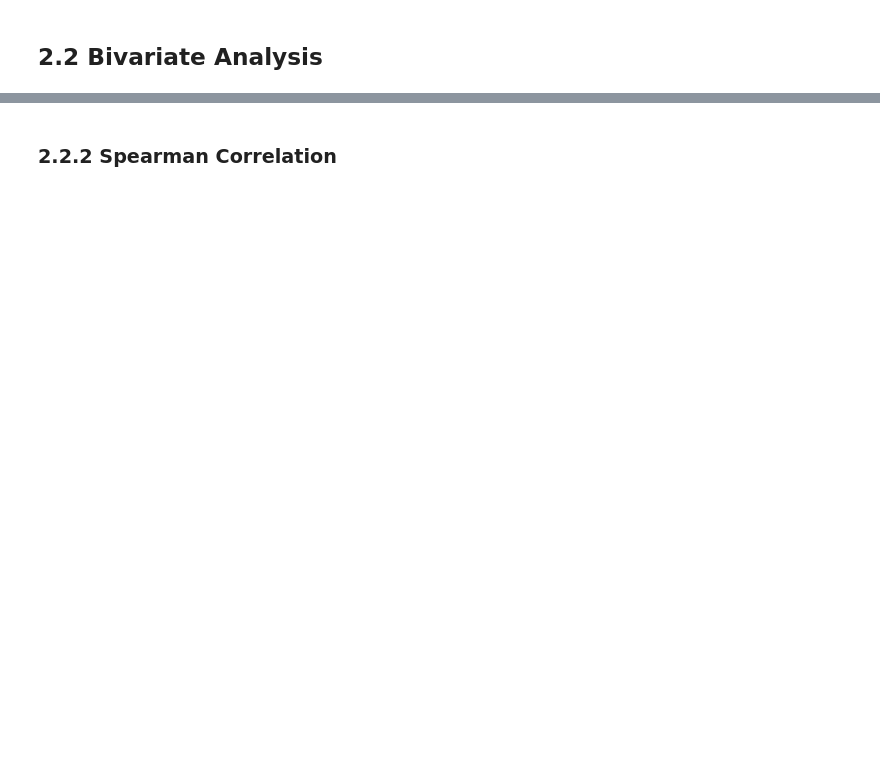
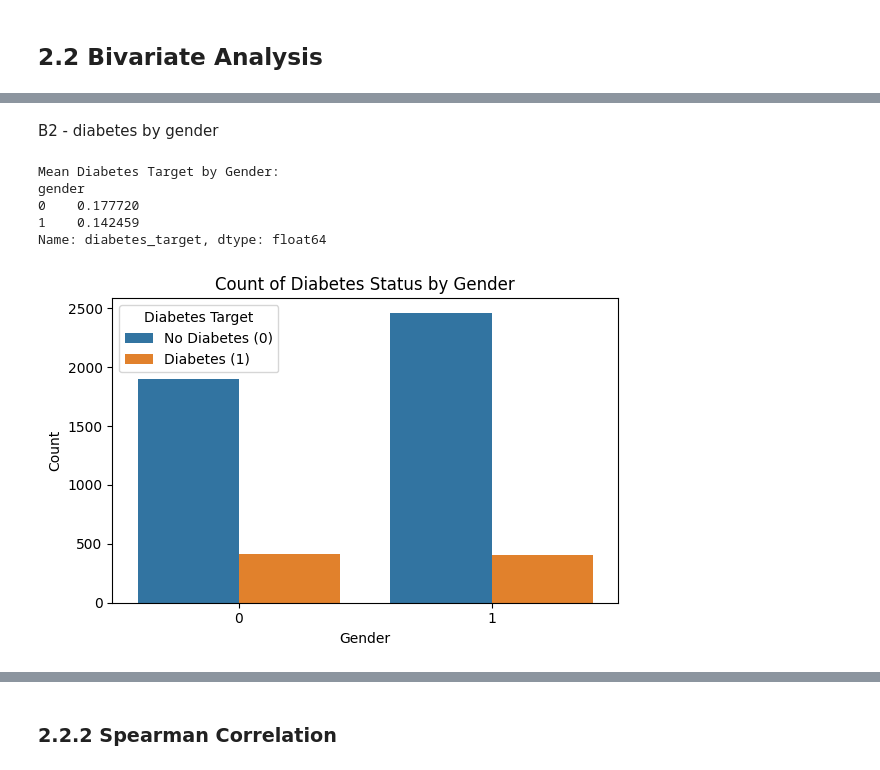
Before and after one commit to LuoYanHao-2025/Data_Science_Group31, a Jupyter notebook: Project_on_diabetes.ipynb, the cells around one changed output, grey strips where cells are left out. Cells and saved outputs as stored; diff of their text form; code cells hidden in the pictures; blank space fills up the shorter version.

```diff
--- a/Project_on_diabetes.ipynb
+++ b/Project_on_diabetes.ipynb
@@ -466,0 +722,24 @@ df_final.to_csv(output_path, index=False)
+# %% [markdown]
+B2 - diabetes by gender
+# %%
+
+gender_mean = df_final.groupby('gender')['diabetes_target'].mean()
+print("Mean Diabetes Target by Gender:")
+print(gender_mean)
+
+# To see the actual number of individuals with/without diabetes in each gender
+plt.figure(figsize=(6, 4))
+sns.countplot(x='gender', hue='diabetes_target', data=df_final)
+plt.title("Count of Diabetes Status by Gender")
+plt.xlabel("Gender")
+plt.ylabel("Count")
+plt.legend(title='Diabetes Target', labels=['No Diabetes (0)', 'Diabetes (1)'])
+plt.tight_layout()
+plt.show()
+# %% [output]
+Mean Diabetes Target by Gender:
+gender
+0    0.177720
+1    0.142459
+Name: diabetes_target, dtype: float64
+[figure, added]
```
Also changed, not shown: parts of 46 cells of this notebook.
